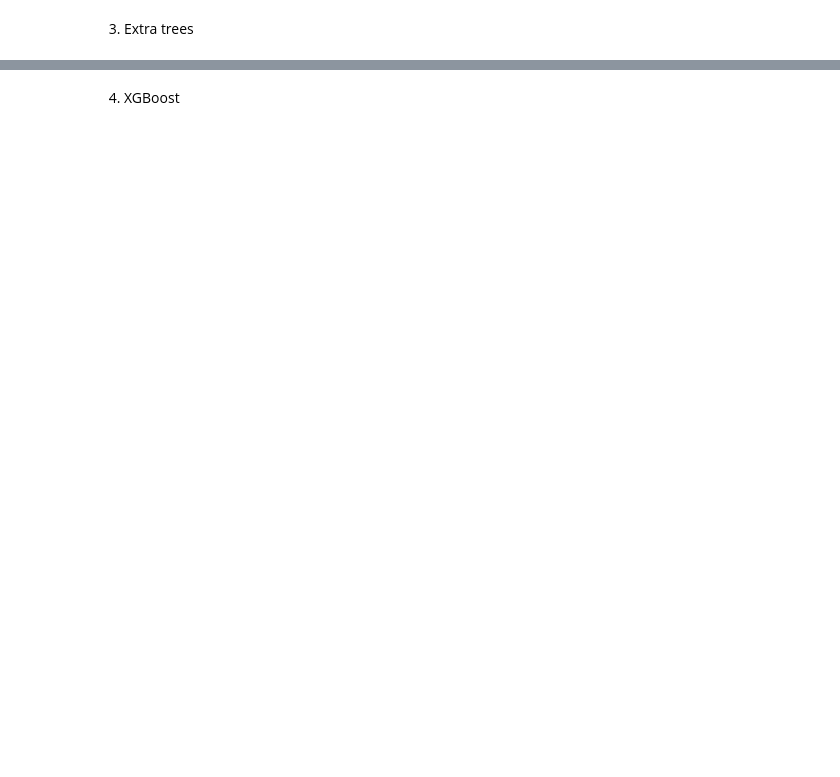
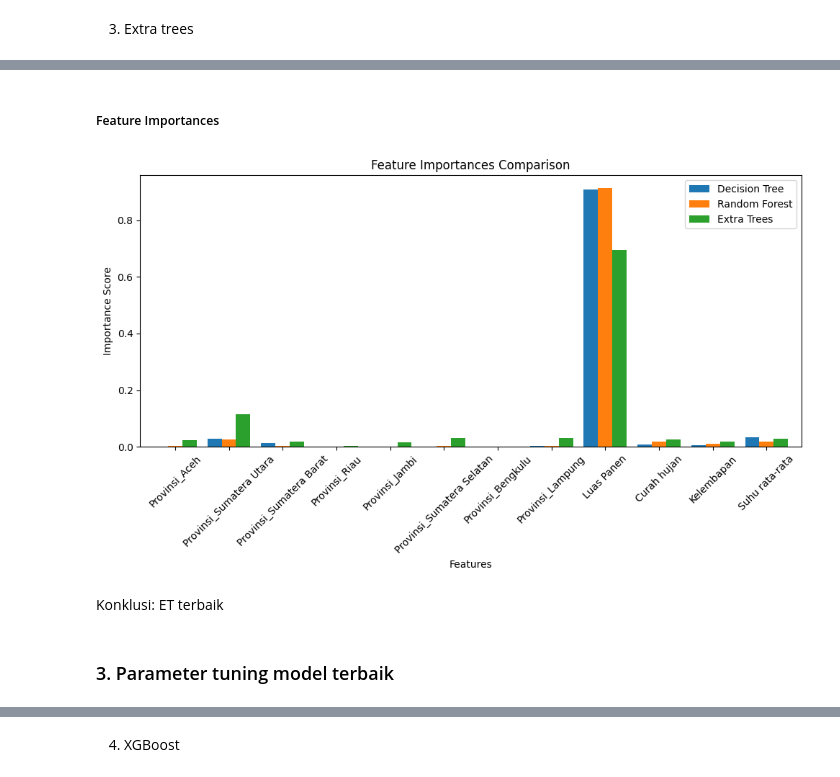
Before and after one commit to Rheyhan/Tugas-Magang-Dept, a Jupyter notebook: src/Main.ipynb, the cells around one changed output, grey strips where cells are left out. Saved outputs shown, nothing was run; the diff lists cells and outputs as text; code cells hidden in the pictures; blank space fills up the shorter version.

```diff
--- a/src/Main.ipynb
+++ b/src/Main.ipynb
@@ -400,10 +402,10 @@ from sklearn.metrics import mean_squared_error
 # %%
 # One hots encoder
-encoder = category_encoders.OneHotEncoder(cols="Provinsi")
+encoder = category_encoders.OneHotEncoder(cols="Provinsi", use_cat_names=True)
 encoder.fit(df_scaled)
 df_scaled_Encoded = encoder.transform(df_scaled)
 df_scaled_Encoded.pop("Tahun")
 # data params
 X = df_scaled_Encoded.copy()
 y = X.pop("Produksi")
-train_X, test_X, train_y, test_y = train_test_split(X, y, test_size=0.2, random_state=42)
+train_X, test_X, train_y, test_y = train_test_split(X, y, test_size=0.2, random_state=42, shuffle = True)
@@ -427,0 +451,4 @@ accuracy_test(dtree)
+# %%
+dtree = DecisionTreeRegressor()
+dtree_model, dtree_result = monte_carlo_simulation(dtree)
+dtree_result
@@ -438,0 +461,4 @@ accuracy_test(rf)
+# %%
+rf = RandomForestRegressor()
+rf_model, rf_result = monte_carlo_simulation(rf)
+rf_result
@@ -449,0 +471,4 @@ accuracy_test(et)
+# %%
+et = ExtraTreesRegressor()
+et_model, et_result = monte_carlo_simulation(et)
+et_result
@@ -449,0 +510,29 @@ accuracy_test(et)
+# %% [markdown]
+##### Feature Importances
+# %%
+dtree_importances = dtree_model.feature_importances_
+rf_importances = rf_model.feature_importances_
+et_importances = et_model.feature_importances_
+
+feature_names = et_model.feature_names_in_
+
+importance_df = pd.DataFrame({
+    'Feature': feature_names,
+    'Decision Tree': dtree_importances,
+    'Random Forest': rf_importances,
+    'Extra Trees': et_importances
+})
+
+importance_df.set_index('Feature', inplace=True)
+
+# Plotting
+importance_df.plot(kind='bar', figsize=(10, 6), width=0.8)
+plt.title('Feature Importances Comparison')
+plt.xlabel('Features')
+plt.ylabel('Importance Score')
+plt.xticks(rotation=45)
+plt.legend(loc='upper right')
+plt.tight_layout()
+plt.show()
+# %% [output]
+[figure, added]
@@ -449,0 +571,4 @@ accuracy_test(et)
+# %% [markdown]
+Konklusi: ET terbaik
+# %% [markdown]
+### 3. Parameter tuning model terbaik
```
Also changed, not shown: parts of 25 cells of this notebook.
